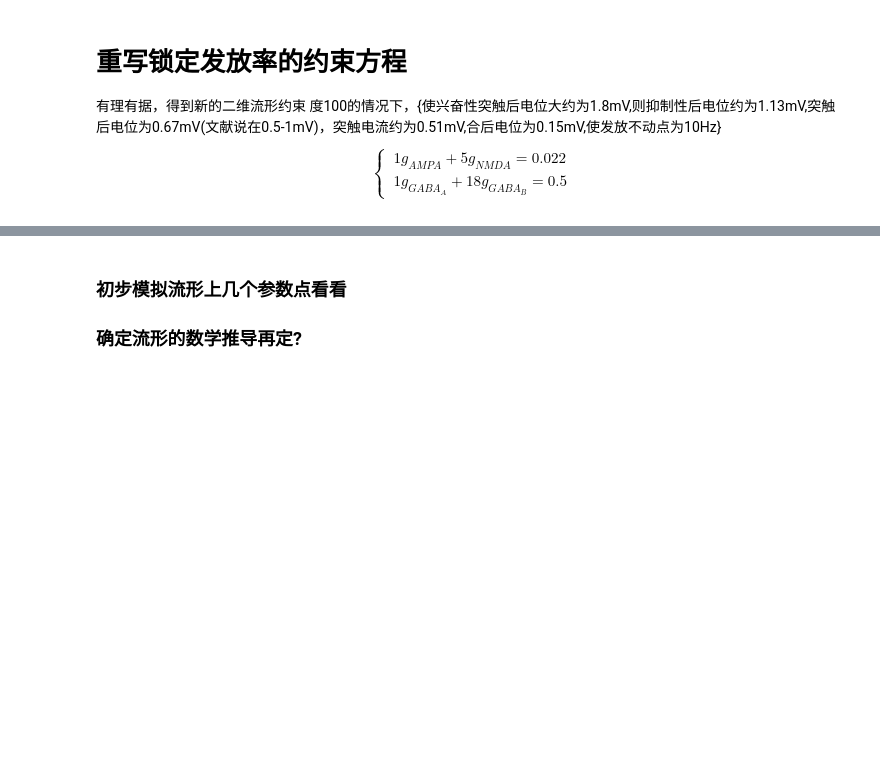
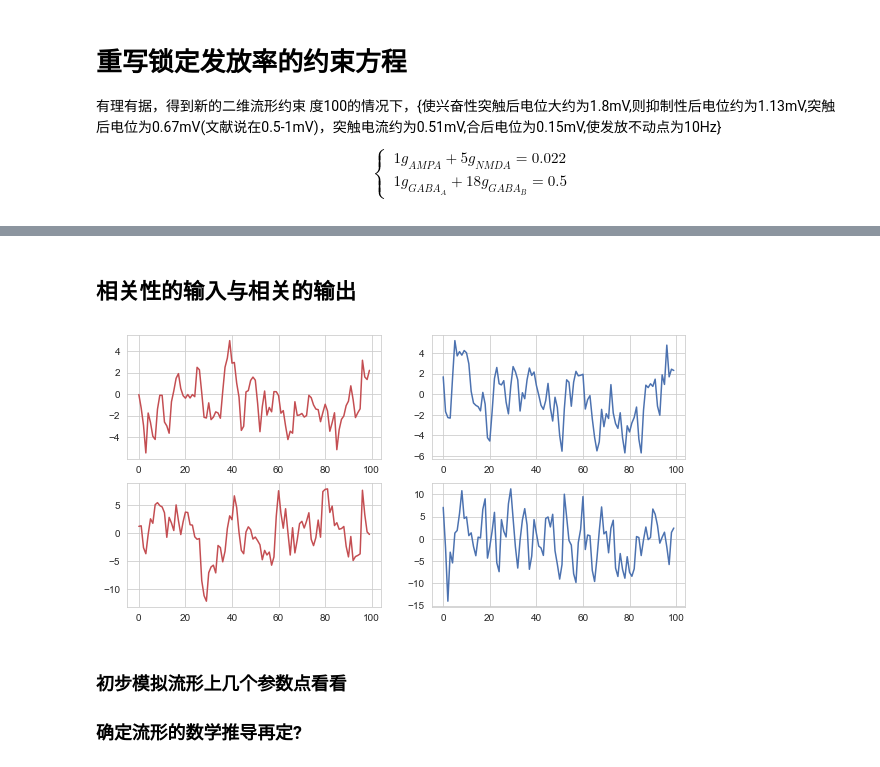
Before and after one commit to lepodl/CriticalNN, a Jupyter notebook: notebook/new_fig1.ipynb, the cells around one changed output, grey strips where cells are left out. Saved outputs shown, nothing was run; the diff lists cells and outputs as text; code cells hidden in the pictures; blank space fills up the shorter version.

```diff
--- a/notebook/new_fig1.ipynb
+++ b/notebook/new_fig1.ipynb
@@ -298,3 +573,60 @@ degree 10000 21.0076819511968
+# %% [markdown]
+## 相关性的输入与相关的输出
+# %%
+tau = np.array([8, 40, 10, 50])
+R = np.array([0.8, 0.8, 0.2, 0.2])
+Ei = np.array([0, 0, -70, -100])
+
+# def lif_approx(E0, g0, I_F:np.ndarray):
+#     v = np.ones(I_F.shape[1]) * (-60.)
+#     v_all = np.zeros_like(I_F)
+#     for i in range(len(I_F)):
+#         v = v - g0  * (v - E0) + I_F[i]
+#         spike = v>-50
+#         v[np.where(spike)] = -65
+#         v_all[i, :] = spike[0].astype(np.int8)
+#     return v_all
+
+def lif_approx(E0, g0, I_F:np.ndarray):
+    v = np.ones(I_F.shape[1]) * (-60.)
+    v_all = np.zeros_like(I_F)
+    for i in range(len(I_F)):
+        v = v - g0  * (v - E0) + I_F[i]
+        v_all[i, :] = v
+    return v_all
+
+# gabaA_all = np.linspace(0.013, c2 / a2 / 2, 3)
+# gabaB_all = (c2 - gabaA_all * a2) / b2
+# ampa, nmda = 0.01851899, 0.0006962
+# rho_list = np.linspace(-1, 1, 20)
+# fig = plt.figure(figsize=(5, 5), dpi=200)
+# for i in range(3):
+#     p_all = np.zeros(20)
+#     for j, rho in enumerate(rho_list):
+#         vout = correlated_input_output(rho, 5000, ampa, nmda, gabaA_all[i], gabaB_all[i])
+#         p = np.corrcoef(vout.T)[0, 1]
+#         p_all[j] = p
+#     fig.gca().plot(rho_list, p_all, "o--", lw=1.5, label="$GABA_{A} \quad:%.2f$"%gabaA_all[i])
+# fig.gca().legend()
+# fig.savefig("../paper/fig/correlate_input_output.png")
+
+fig = plt.figure(figsize=(10, 5))
+w_mat = get_corr_dW_matrix(100, 4, 0.3)
+ou1 = ou(4, 2, 100, w_mat[:, 0])
+ou2 = ou(3, 2, 100, w_mat[:, 1])
+ou3 = ou(2.5, 3, 100, w_mat[:, 2])
+ou4 = ou(1.5, 4, 100, w_mat[:, 3])
+ax = fig.add_subplot(2, 2, 1)
+ax.plot(ou1, color=myred)
+ax = fig.add_subplot(2, 2, 2)
+ax.plot(ou2, color=myblue)
+ax = fig.add_subplot(2, 2, 3)
+ax.plot(ou3, color=myred)
+ax = fig.add_subplot(2, 2, 4)
+ax.plot(ou4, color=myblue)
+fig.savefig("../paper/fig/ou_diagram.eps")
+# %% [output]
+[figure, added]
 # %% [markdown]
 ### 初步模拟流形上几个参数点看看
 ### 确定流形的数学推导再定?
```
Also changed, not shown: parts of 8 cells of this notebook, 7 other files.
